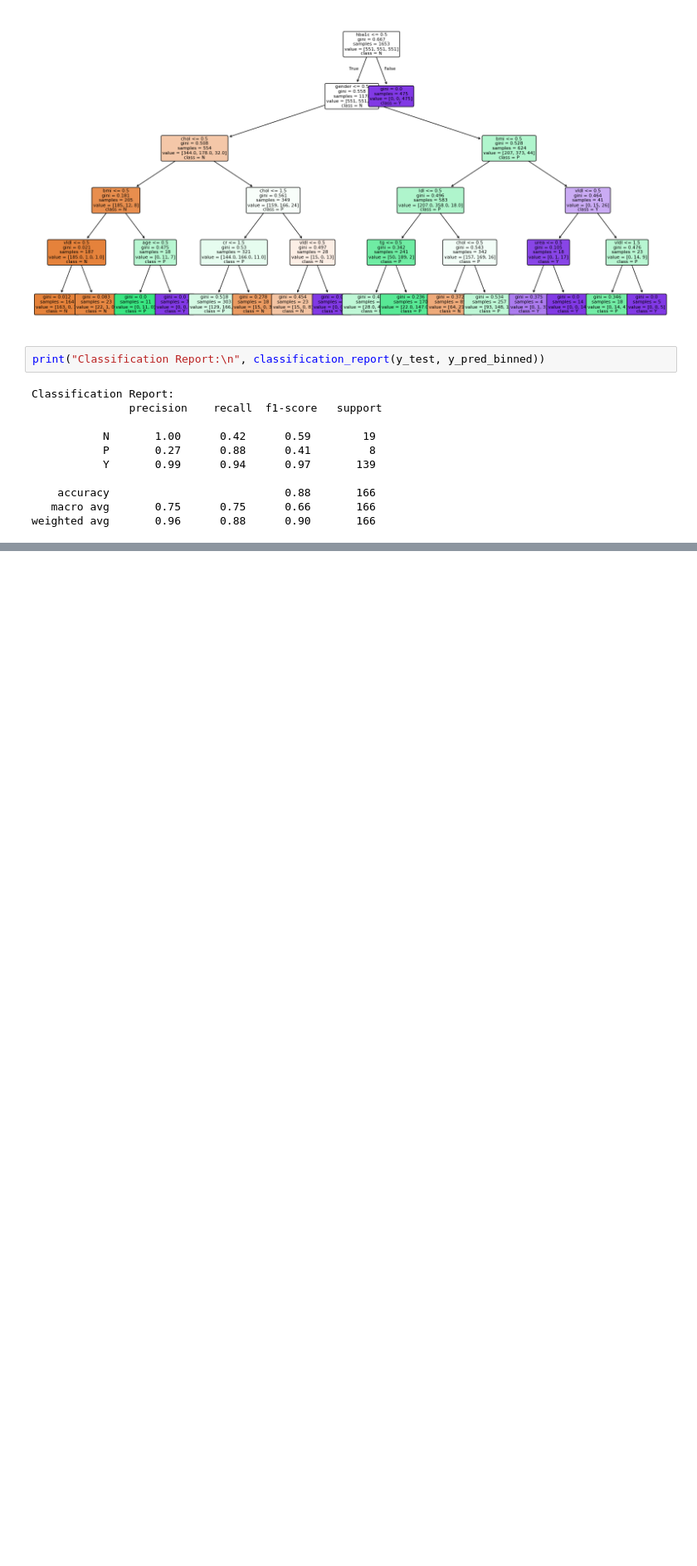
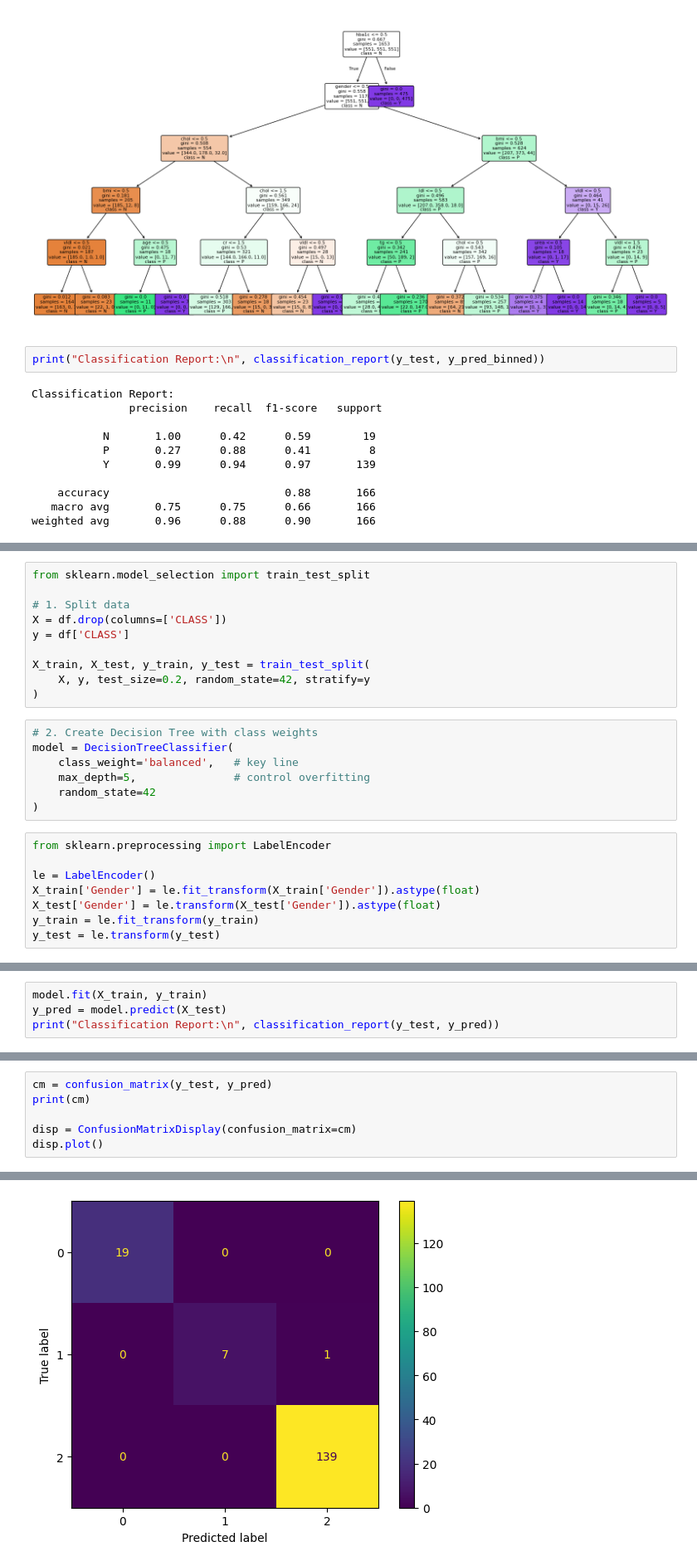
Before and after one commit to OmarH-creator/Diabetes-Prediction, a Jupyter notebook: Models/Decision_Tree.ipynb, the cells around one changed output, grey strips where cells are left out. Shown at 83% size. Drawn from its saved outputs; the diff is of its cells as text; blank space fills up the shorter version.

Commit message:
final decision tree model with different approaches

```diff
--- a/Models/Decision_Tree.ipynb
+++ b/Models/Decision_Tree.ipynb
@@ -122,0 +138,25 @@ print(cm)
+# %%
+from sklearn.model_selection import train_test_split
+
+# 1. Split data
+X = df.drop(columns=['CLASS'])
+y = df['CLASS']
+
+X_train, X_test, y_train, y_test = train_test_split(
+    X, y, test_size=0.2, random_state=42, stratify=y
+)
+# %%
+# 2. Create Decision Tree with class weights
+model = DecisionTreeClassifier(
+    class_weight='balanced',   # key line
+    max_depth=5,               # control overfitting
+    random_state=42
+)
+# %%
+from sklearn.preprocessing import LabelEncoder
+
+le = LabelEncoder()
+X_train['Gender'] = le.fit_transform(X_train['Gender']).astype(float)
+X_test['Gender'] = le.transform(X_test['Gender']).astype(float)
+y_train = le.fit_transform(y_train)
+y_test = le.transform(y_test)
@@ -122,0 +165,4 @@ print(cm)
+# %%
+model.fit(X_train, y_train)
+y_pred = model.predict(X_test)
+print("Classification Report:\n", classification_report(y_test, y_pred))
@@ -122,0 +180,7 @@ print(cm)
+# %%
+cm = confusion_matrix(y_test, y_pred)
+print(cm)
+
+disp = ConfusionMatrixDisplay(confusion_matrix=cm)
+disp.plot()
+# %% [output]
@@ -122,0 +191 @@ print(cm)
+[figure, added]
```
Also changed, not shown: parts of 16 cells of this notebook, 1 other file.
